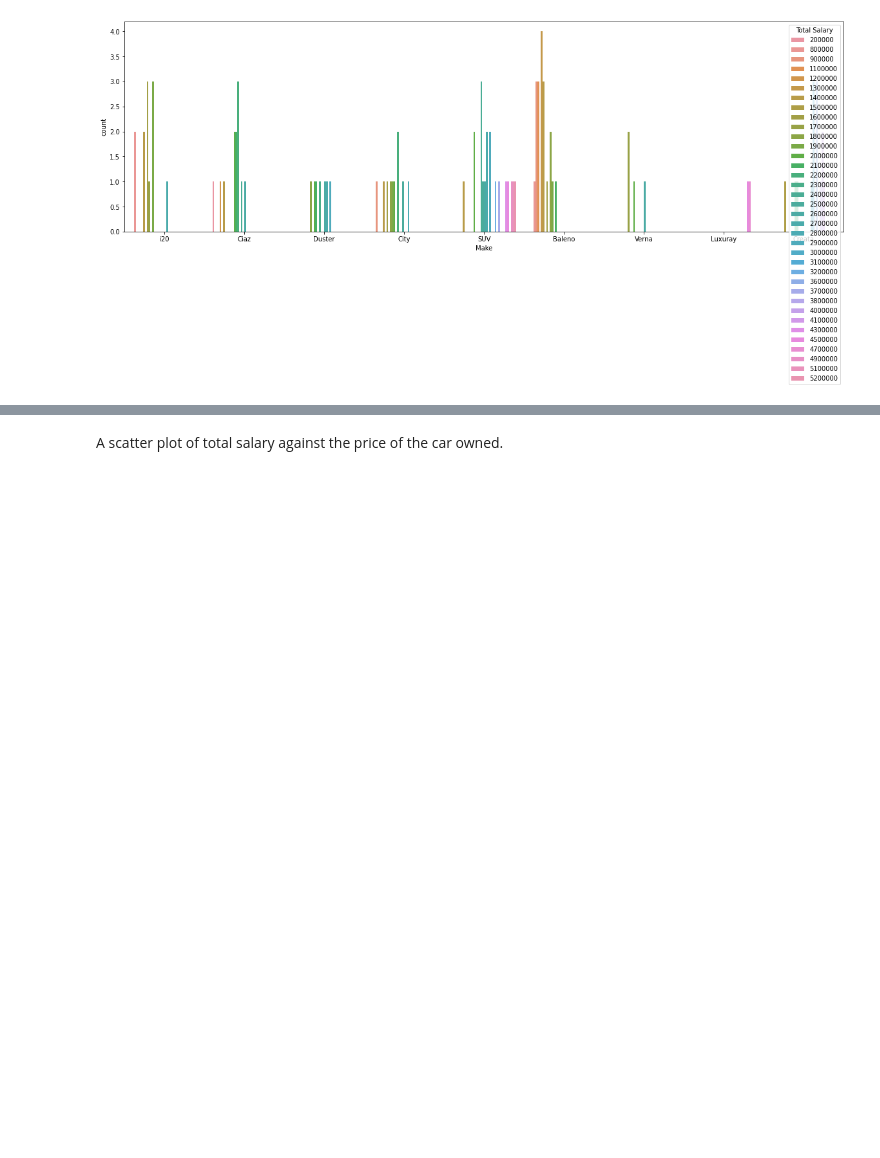
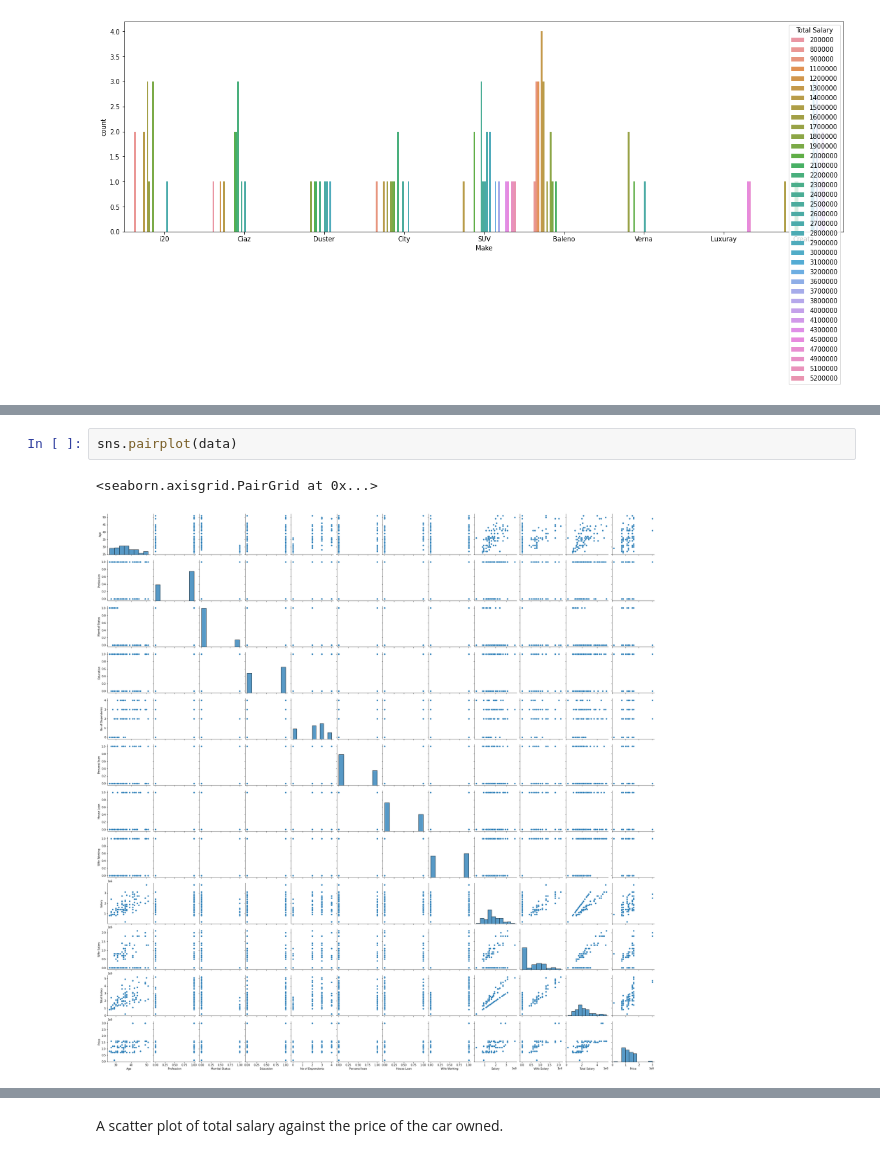
Before and after one commit to cicykagnes/Market-Segmentation-Electronic-vehicles-India, a Jupyter notebook: Feynnlabs_EVMarket_Segmentation.ipynb, the cells around one changed output, grey strips where cells are left out. Drawn from its saved outputs; the diff is of its cells as text; blank space fills up the shorter version.

```diff
--- a/Feynnlabs_EVMarket_Segmentation.ipynb
+++ b/Feynnlabs_EVMarket_Segmentation.ipynb
@@ -223,0 +231,5 @@ sns.countplot(x="Make", data=data, hue="Total Salary")
+# %%
+sns.pairplot(data)
+# %% [output]
+<seaborn.axisgrid.PairGrid at 0x...>
+[figure, added]
```
Also changed, not shown: parts of 17 cells of this notebook.
